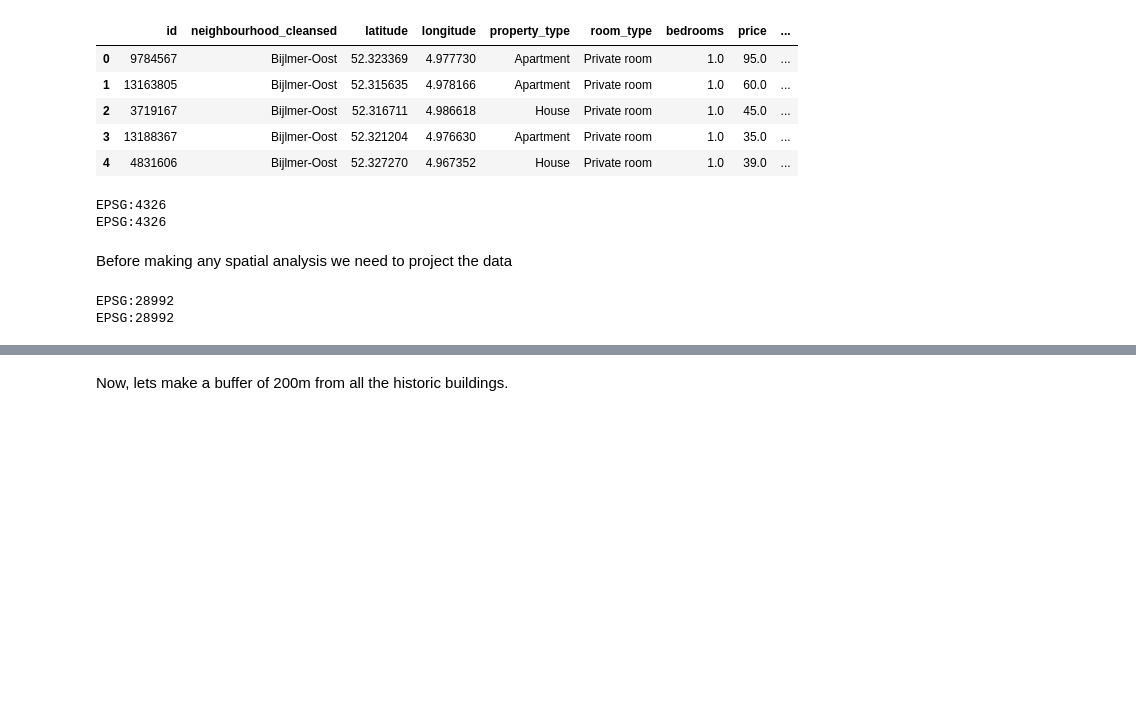
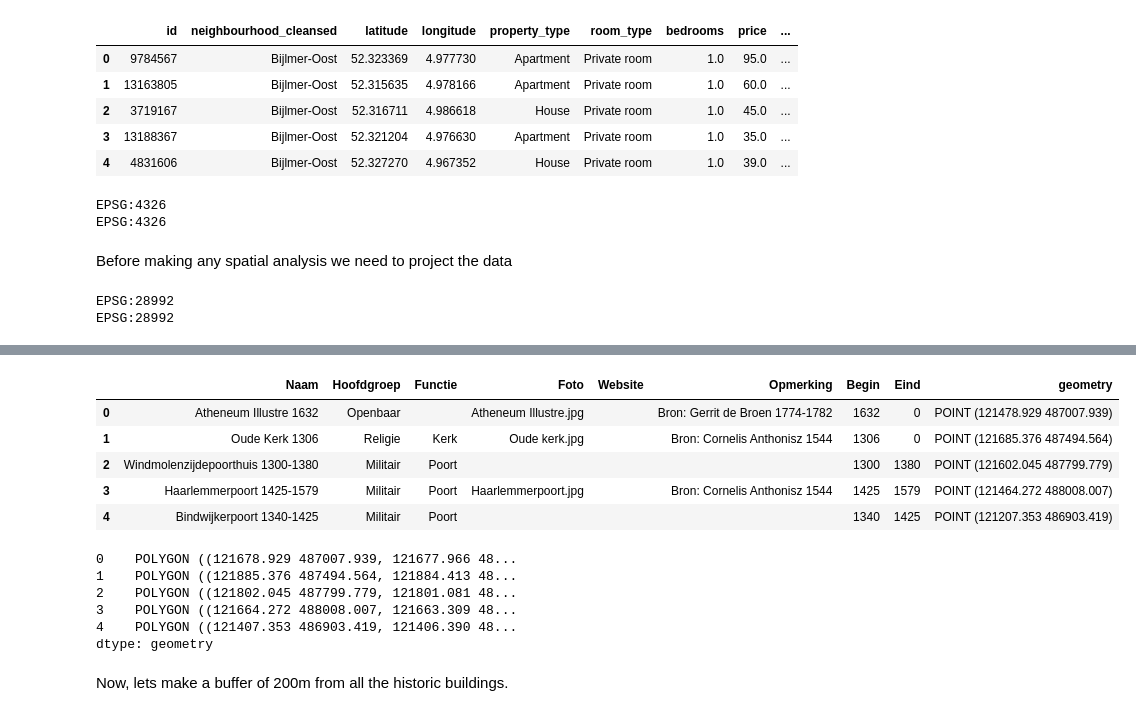
Before and after one commit to OscarChivers/UARepo, a Jupyter notebook: UA_LabWorkbook_3.ipynb, the cells around one changed output, grey strips where cells are left out. Drawn from its saved outputs; the diff is of its cells as text; code cells hidden in the pictures; blank space fills up the shorter version.

```diff
--- a/UA_LabWorkbook_3.ipynb
+++ b/UA_LabWorkbook_3.ipynb
@@ -277,3 +340,23 @@ EPSG:28992
+# %%
+test = projected_historic_buildings
+test.head()
+# %% [output]
+|  | Naam | Hoofdgroep | Functie | Foto | Website | Opmerking | Begin | Eind | geometry |
+| 0 | Atheneum Illustre 1632 | Openbaar |  | Atheneum Illustre.jpg |  | Bron: Gerrit de Broen 1774-1782 | 1632 | 0 | POINT (121478.929 487007.939) |
+| 1 | Oude Kerk 1306 | Religie | Kerk | Oude kerk.jpg |  | Bron: Cornelis Anthonisz 1544 | 1306 | 0 | POINT (121685.376 487494.564) |
+| 2 | Windmolenzijdepoorthuis 1300-1380 | Militair | Poort |  |  |  | 1300 | 1380 | POINT (121602.045 487799.779) |
+| 3 | Haarlemmerpoort 1425-1579 | Militair | Poort | Haarlemmerpoort.jpg |  | Bron: Cornelis Anthonisz 1544 | 1425 | 1579 | POINT (121464.272 488008.007) |
+| 4 | Bindwijkerpoort 1340-1425 | Militair | Poort |  |  |  | 1340 | 1425 | POINT (121207.353 486903.419) |
+# %%
+test = test.buffer(200)
+test.head()
+# %% [output]
+0    POLYGON ((121678.929 487007.939, 121677.966 48...
+1    POLYGON ((121885.376 487494.564, 121884.413 48...
+2    POLYGON ((121802.045 487799.779, 121801.081 48...
+3    POLYGON ((121664.272 488008.007, 121663.309 48...
+4    POLYGON ((121407.353 486903.419, 121406.390 48...
+dtype: geometry
 # %% [markdown]
 Now, lets make a buffer of 200m from all the historic buildings.
 # %%
```
Also changed, not shown: parts of 12 cells of this notebook, 4 other files.
